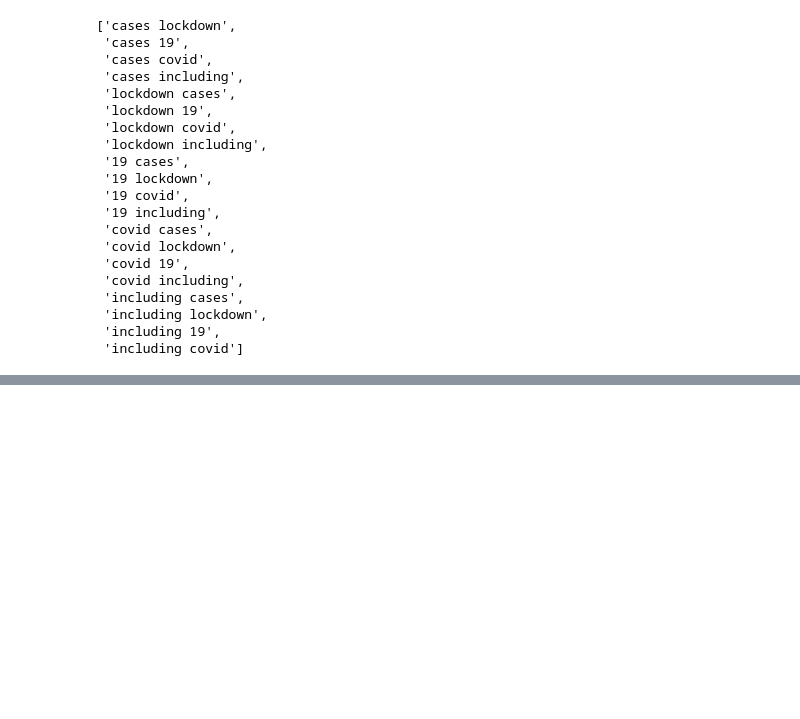
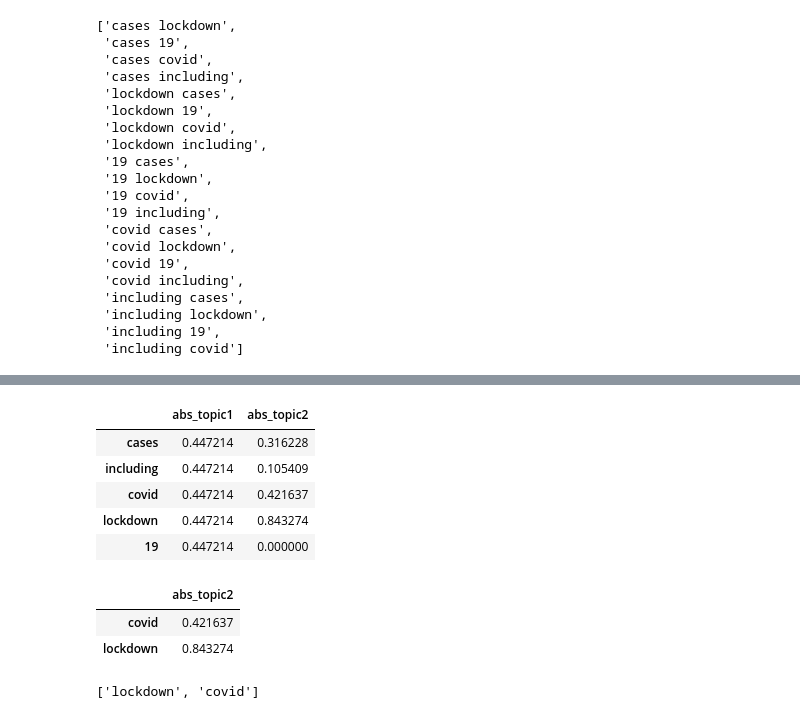
Before and after one commit to kshitiz28/Text-Summerization, a Jupyter notebook: LSA_summerizer.ipynb, the cells around one changed output, grey strips where cells are left out. Saved outputs shown, nothing was run; the diff lists cells and outputs as text; code cells hidden in the pictures; blank space fills up the shorter version.

```diff
--- a/LSA_summerizer.ipynb
+++ b/LSA_summerizer.ipynb
@@ -265,0 +344,40 @@ TypeError: unhashable type: 'list'
+# %%
+final_matrix1=encoding_matrix1.sort_values('abs_topic1',ascending=False)
+final_matrix1[["abs_topic1","abs_topic2"]]
+# %% [output]
+|  | abs_topic1 | abs_topic2 |
+| cases | 0.447214 | 0.316228 |
+| including | 0.447214 | 0.105409 |
+| covid | 0.447214 | 0.421637 |
+| lockdown | 0.447214 | 0.843274 |
+| 19 | 0.447214 | 0.000000 |
+# %%
+
+sentence3 = final_matrix1[final_matrix1["abs_topic2"] >= 0.4]
+sentence3[['abs_topic2']]
+# %% [output]
+|  | abs_topic2 |
+| covid | 0.421637 |
+| lockdown | 0.843274 |
+# %%
+count=0
+heading_final_line=[]
+heading_topic_final_df=[]
+corr_sorted_desc = []
+corr_values=[]
+for i in final_matrix1["abs_topic2"]:
+    corr_values.append(i)
+corr_sorted_desc.extend(sorted(corr_values,reverse=True))
+for i in corr_sorted_desc:
+    if count==2:
+        break
+    heading_topic_final_df.append(final_matrix1[final_matrix1["abs_topic2"] == i])
+    count=count+1
+
+
+for i in heading_topic_final_df:
+    heading_final_line.extend(i.index.values)
+
+heading_final_line
+# %% [output]
+['lockdown', 'covid']
```
Also changed, not shown: parts of 9 cells of this notebook, 1 other file.
